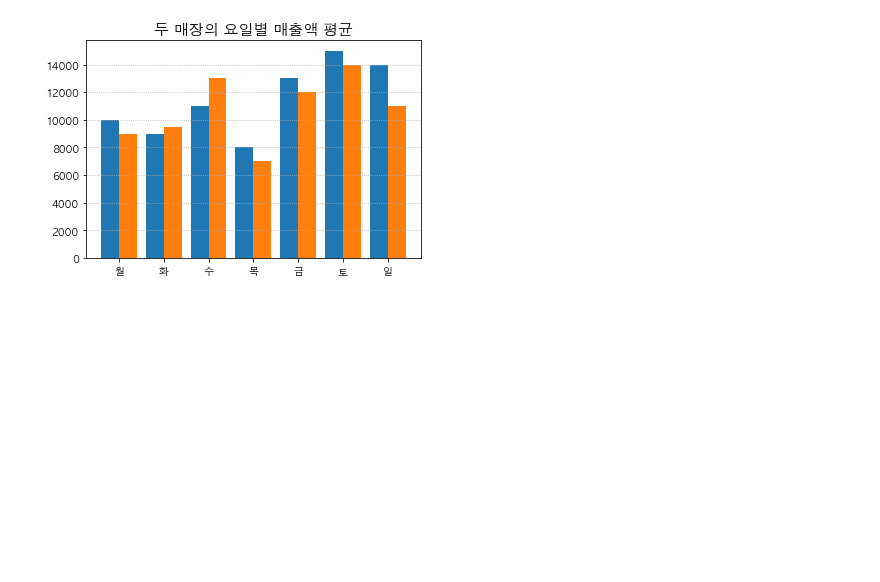
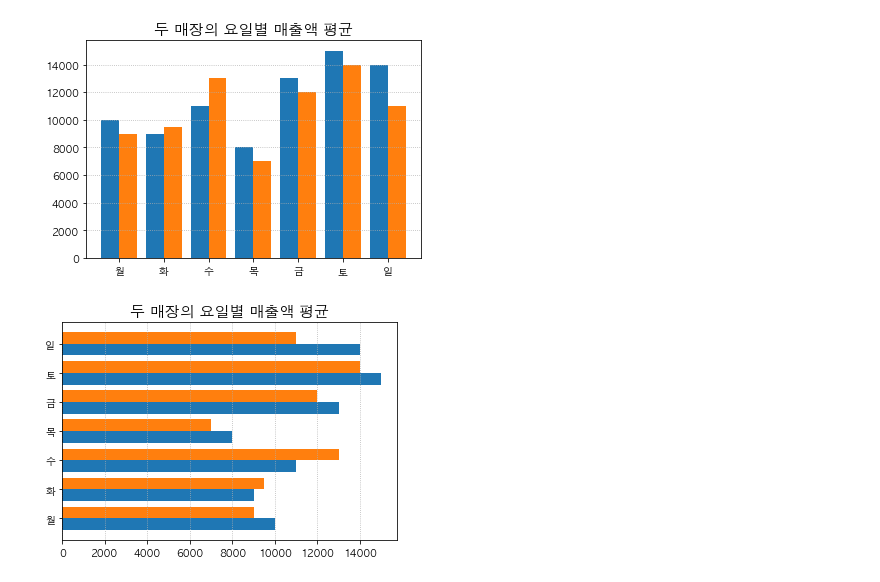
Before and after one commit to limetree-indigo/python-visualization, a Jupyter notebook: 04 데이터의 관계를 파악하거나 크기를 비교하기 위한 그래프/04-1 데이터의 크기를 비교하는 막대그래프.ipynb, the cells around one changed output. Cells and saved outputs as stored; diff of their text form; code cells hidden in the pictures; blank space fills up the shorter version.

```diff
--- a/04 데이터의 관계를 파악하거나 크기를 비교하기 위한 그래프/04-1 데이터의 크기를 비교하는 막대그래프.ipynb
+++ b/04 데이터의 관계를 파악하거나 크기를 비교하기 위한 그래프/04-1 데이터의 크기를 비교하는 막대그래프.ipynb
@@ -180,6 +180,8 @@ plt.grid(axis='y', ls=':')
 [figure]
 # %%
 plt.barh(df1['요일'],df1['매출액'], height=-0.4, align='edge')
-plt.barh(df2['요일'],df2['매출액'], wid=0.4, align='edge')
+plt.barh(df2['요일'],df2['매출액'], height=0.4, align='edge')
 plt.title('두 매장의 요일별 매출액 평균', size=15)
-plt.grid(axis='y', ls=':')
+plt.grid(axis='x', ls=':')
+# %% [output]
+[figure, added]
```
Also changed, not shown: 1 other file.
